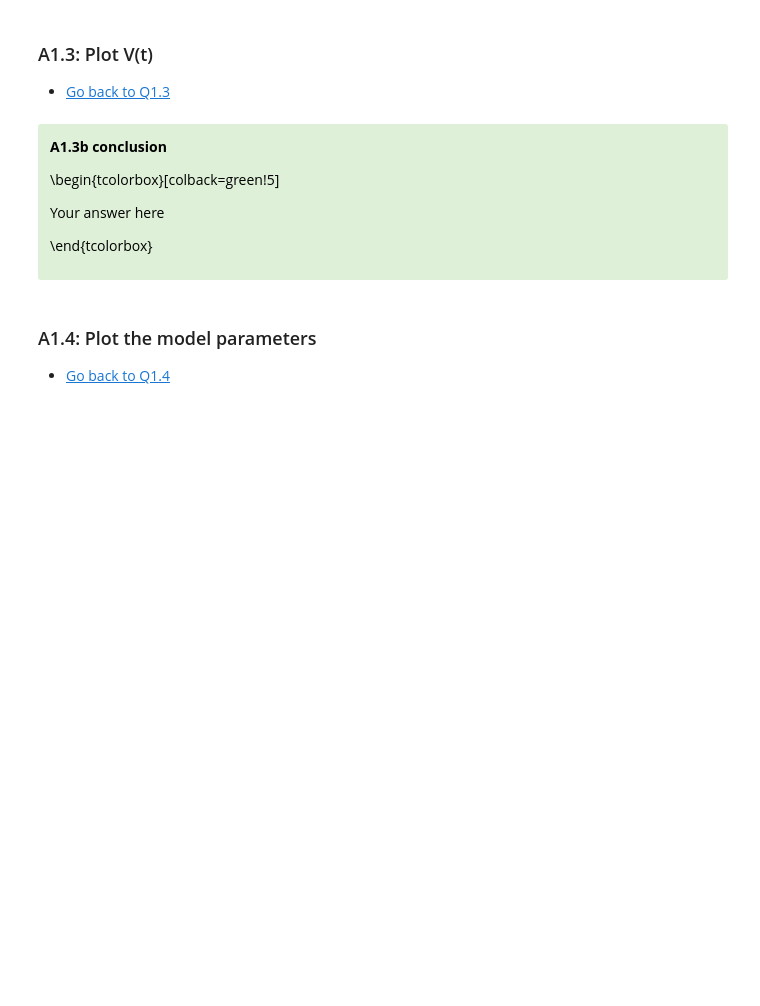
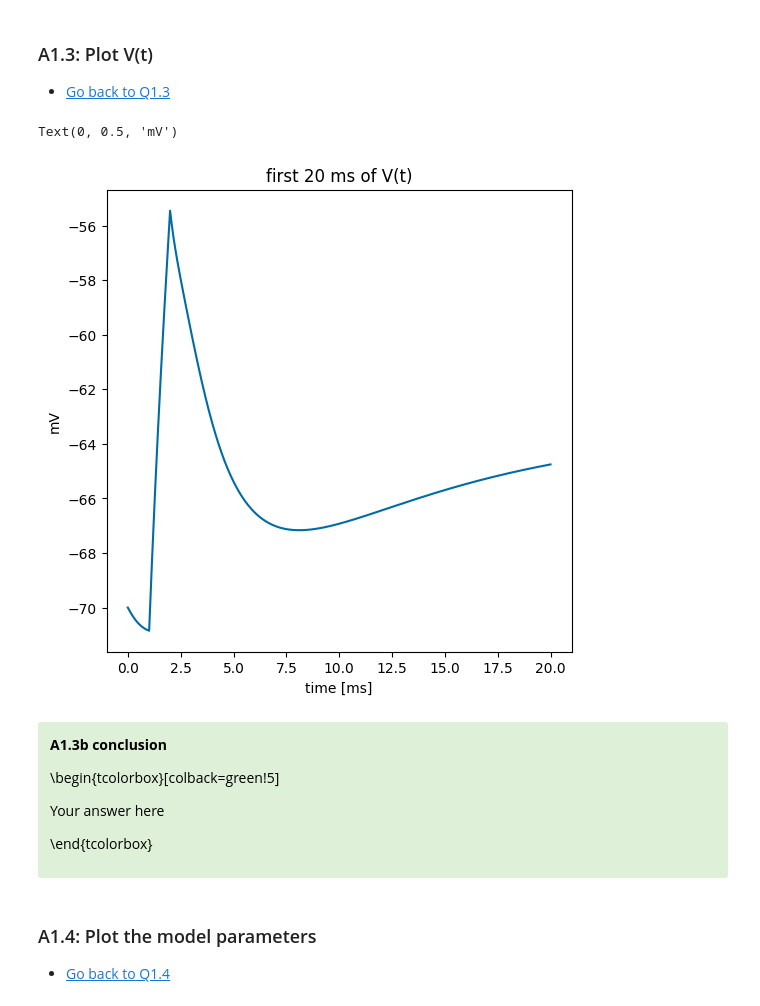
Before and after one commit to RobbeDeMuynck/CN_practicals, a Jupyter notebook: Module 1/Module1_Ex1_XX.ipynb, the cells around one changed output. Saved outputs shown, nothing was run; the diff lists cells and outputs as text; code cells hidden in the pictures; blank space fills up the shorter version.

```diff
--- a/Module 1/Module1_Ex1_XX.ipynb
+++ b/Module 1/Module1_Ex1_XX.ipynb
@@ -369,6 +415,7 @@ Your answer here
 #######################################
 ##   A1.2b insert input in HH_model   ##
 #######################################
+V,m,h,n,t = HH_model(T, I_input, dt)
 # %% [markdown]
 ### A1.3: Plot V(t) <a id="A1.3"/>
 * [Go back to Q1.3](#Q1.3)
@@ -381,3 +422,18 @@ Your answer here
+# %%
+# A1.3a Enter your answer below
+
+###########################
+##   A1.3a solution plot  ##
+###########################
+
+fig, ax = plt.subplots(1,1, figsize=(6,6))
+ax.plot(t[0:int(20/dt)], V[0:int(20/dt)])
+ax.set_title('first 20 ms of V(t)')
+ax.set_xlabel('time [ms]')
+ax.set_ylabel('mV')
+# %% [output]
+Text(0, 0.5, 'mV')
+[figure, added]
 # %%
 # A1.3b Enter your interpretation and conclusion below
 
```
Also changed, not shown: parts of 13 cells of this notebook.
